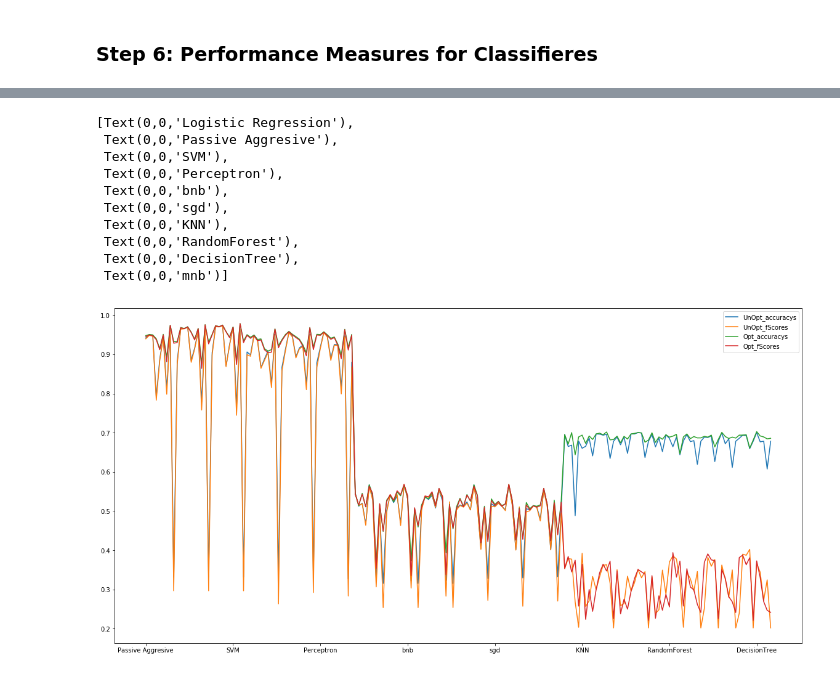
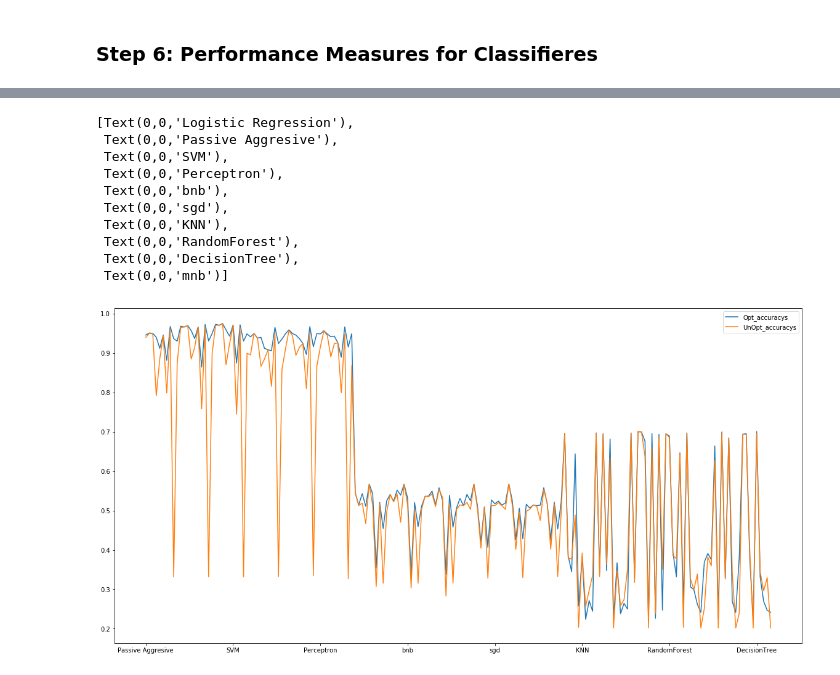
Before and after one commit to Rababalkhalifa/project_capastone, a Jupyter notebook: sentimental_analysis_Model_ASTD_BestResults.ipynb, the cells around one changed output, grey strips where cells are left out. Saved outputs shown, nothing was run; the diff lists cells and outputs as text; code cells hidden in the pictures.

Commit message:
Add files via upload
There is a fixed issue in these notes. You need to rerun the code to remove NAN values and inconsistent f-scores

```diff
--- a/sentimental_analysis_Model_ASTD_BestResults.ipynb
+++ b/sentimental_analysis_Model_ASTD_BestResults.ipynb
@@ -627,15 +634,19 @@ for key in DataDistCollection.keys():
 
                     if (UnOpt_accuracy < Opt_accuracy ):
                         Best_Settings = grid_fit.best_params_
-                        datarow = [Clf_name,feat_generator['name'],Best_Settings,UnOpt_accuracy , UnOpt_fScore , Opt_accuracy , Opt_fScore]
+                        datarow = [Clf_name,key,feat_generator['name'],Best_Settings,UnOpt_accuracy , UnOpt_fScore , Opt_accuracy , Opt_fScore]
+                        (acc, tacc, support, f1 , df) = Evaluate_Result(best_predictions, y_test)
 
                     else:
                         Best_Settings = clf["clf"].get_params()
-                        datarow = [Clf_name,feat_generator['name'],Best_Settings,Opt_accuracy , Opt_fScore , UnOpt_accuracy , UnOpt_fScore]
+                        datarow = [Clf_name,key,feat_generator['name'],Best_Settings,Opt_accuracy , Opt_fScore , UnOpt_accuracy , UnOpt_fScore]
+                        (acc, tacc, support, f1 , df) = Evaluate_Result(predictions, y_test)
+
+                    print(Clf_name,'  ',key , '  ',feat_generator['name'],'  ',acc,'  ' , f1 )
+
 
                     results.append(datarow)
 
-                    (acc, tacc, support, f1 , df) = Evaluate_Result(predictions, y_test)
 
                     score = dict(data=key,
                                              feat_generator=feat_generator['name'],
@@ -882,7 +894,7 @@ up_balanced-KNN-tfidf_ng3
 # %% [markdown]
 ### Step 6: Performance Measures for Classifieres ###
 # %%
-df_resutlts = pd.DataFrame(results,columns=['clasifiers','Feauter_Generator' ,'Best_Settings' , 'UnOpt_accuracys' , 'UnOpt_fScores' , 'Opt_accuracys' , 'Opt_fScores'])
+df_resutlts = pd.DataFrame(results,columns=['clasifiers','Data','Feauter_Generator' ,'Best_Settings' , 'UnOpt_accuracys' , 'UnOpt_fScores' , 'Opt_accuracys' , 'Opt_fScores'])
 # df_resutlts.index = df_resutlts.clasifiers.get_values()
 df_resutlts.head()
 # %% [output]
@@ -917,21 +927,23 @@ subset[subset['Opt_fScores'] < .50]
 # %%
-ax = df_resutlts.plot(figsize=(20,10))
+
+dataset = df_resutlts[['Opt_accuracys','UnOpt_accuracys']]
+ax = dataset.plot(figsize=(20,10))
 ax.set_xticklabels( df_resutlts.clasifiers.get_values())
 # ax.set_xticks([1,2,3,4,5,6,7,8,9])
 
 # ax.set_xlim([0, 10])
 # ax.set_xlabel("Classifiers" )
 # ax.set_ylabel("Accuracy")
 # ax.set_title("Visualizing Results using Accuracy")
 # %% [output]
 [Text(0,0,'Logistic Regression'),
  Text(0,0,'Passive Aggresive'),
  Text(0,0,'SVM'),
  Text(0,0,'Perceptron'),
  Text(0,0,'bnb'),
  Text(0,0,'sgd'),
  Text(0,0,'KNN'),
  Text(0,0,'RandomForest'),
  Text(0,0,'DecisionTree'),
  Text(0,0,'mnb')]
-[figure, old version]
+[figure, new version]
```
Also changed, not shown: parts of 9 cells of this notebook, 1 other file.
